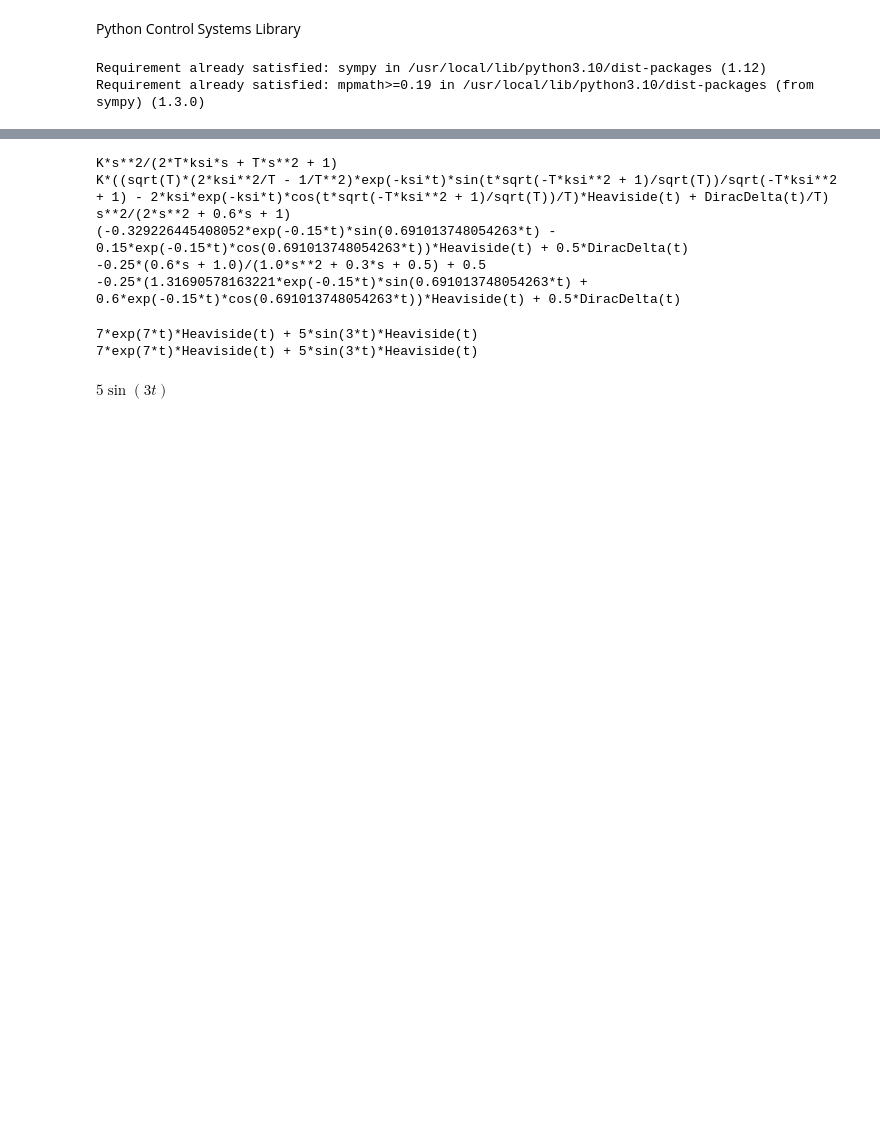
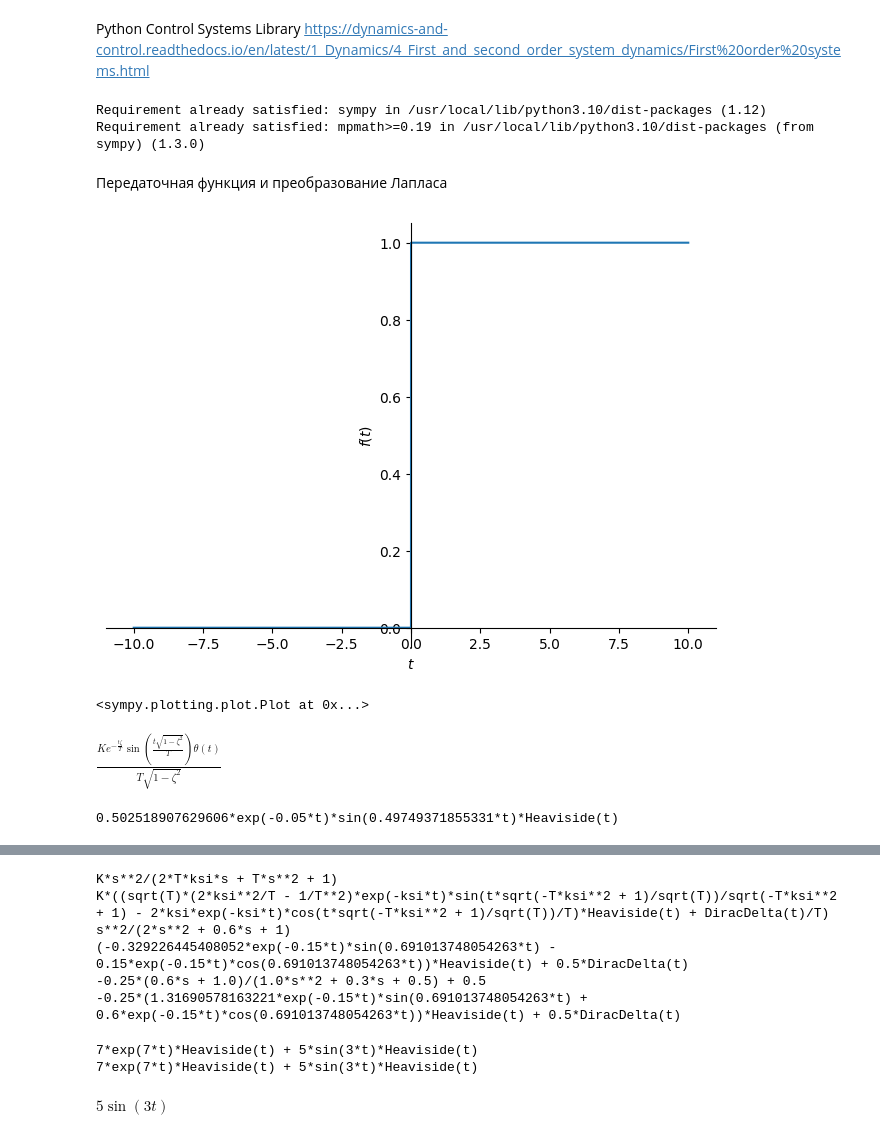
Before and after one commit to TAUforPython/BaseControlTheory, a Jupyter notebook: базовые_инструменты_ТАУ.ipynb, the cells around one changed output, grey strips where cells are left out. Cells and saved outputs as stored; diff of their text form; code cells hidden in the pictures; blank space fills up the shorter version.

```diff
--- a/базовые_инструменты_ТАУ.ipynb
+++ b/базовые_инструменты_ТАУ.ipynb
@@ -1,9 +1,12 @@
 # %% [markdown]
 <a href="https://colab.research.google.com/github/TAUforPython/BaseControlTheory/blob/main/%D0%B1%D0%B0%D0%B7%D0%BE%D0%B2%D1%8B%D0%B5_%D0%B8%D0%BD%D1%81%D1%82%D1%80%D1%83%D0%BC%D0%B5%D0%BD%D1%82%D1%8B_%D0%A2%D0%90%D0%A3.ipynb" target="_parent"><img src="https://colab.research.google.com/assets/colab-badge.svg" alt="Open In Colab"/></a>
-# %% [markdown]
-Python Control Systems Library
+# %% [markdown]
+Python Control Systems Library
+https://dynamics-and-control.readthedocs.io/en/latest/1_Dynamics/4_First_and_second_order_system_dynamics/First%20order%20systems.html
 # %%
 !pip install sympy
 # %% [output]
 Requirement already satisfied: sympy in /usr/local/lib/python3.10/dist-packages (1.12)
 Requirement already satisfied: mpmath>=0.19 in /usr/local/lib/python3.10/dist-packages (from sympy) (1.3.0)
+# %% [markdown]
+Передаточная функция и преобразование Лапласа
@@ -9,0 +15,7 @@ Requirement already satisfied: mpmath>=0.19 in /usr/local/lib/python3.10/dist-pa
+# %%
+#пример ступенчатой функции
+sympy.Heaviside(t)
+sympy.plot(sympy.Heaviside(t))
+# %% [output]
+[figure, added]
+<sympy.plotting.plot.Plot at 0x...>
@@ -9,0 +35,9 @@ Requirement already satisfied: mpmath>=0.19 in /usr/local/lib/python3.10/dist-pa
+# %%
+invL(W)
+# %% [output]
+$\displaystyle \frac{K e^{- \frac{t \zeta}{T}} \sin{\left(\frac{t \sqrt{1 - \zeta^{2}}}{T} \right)} \theta\left(t\right)}{T \sqrt{1 - \zeta^{2}}}$
+# %%
+h = invL(W).subs({K: 1, T: 2, zeta:0.1})
+print(h)
+# %% [output]
+0.502518907629606*exp(-0.05*t)*sin(0.49749371855331*t)*Heaviside(t)
```
Also changed, not shown: parts of 6 cells of this notebook.
